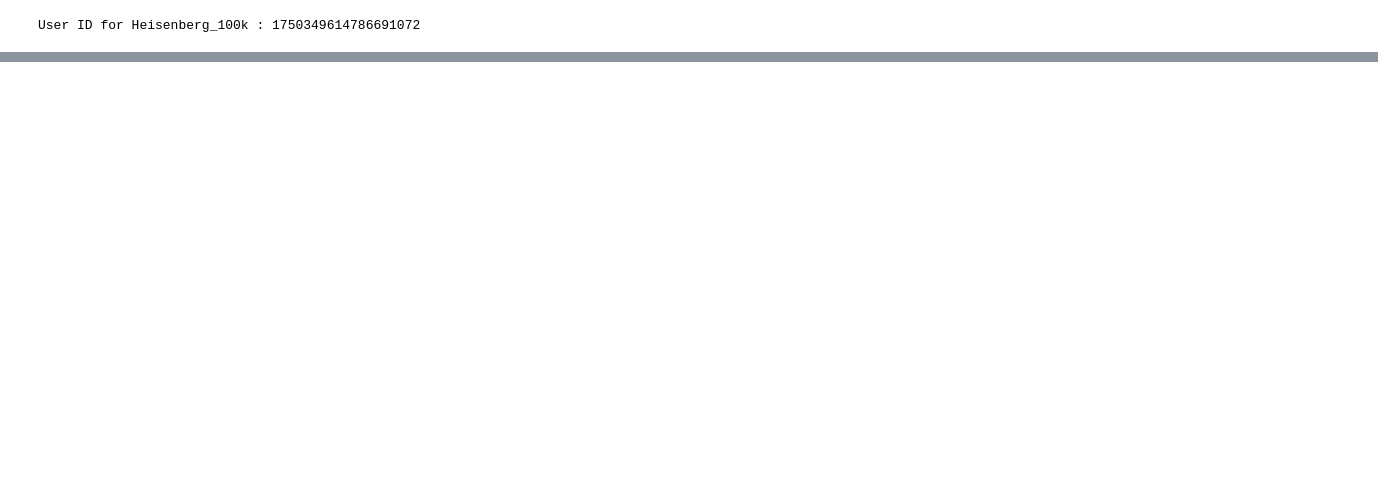
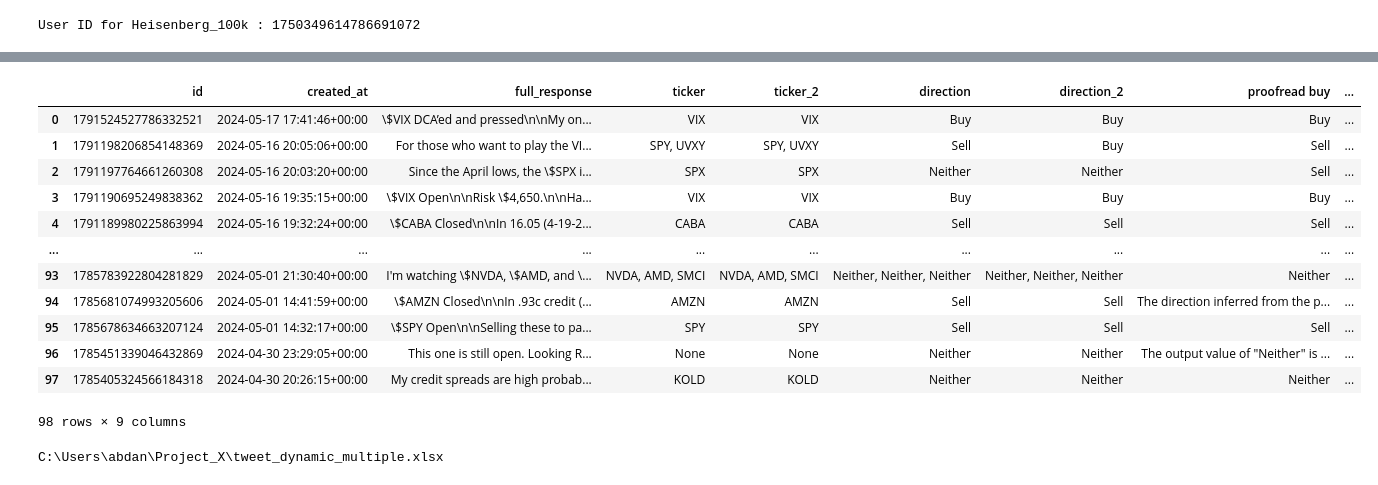
Before and after one commit to amoogat/Project_X, a Jupyter notebook: projectx.ipynb, the cells around one changed output, grey strips where cells are left out. Saved outputs shown, nothing was run; the diff lists cells and outputs as text; code cells hidden in the pictures; blank space fills up the shorter version.

Commit message:
added proofreading of gpt results

```diff
--- a/projectx.ipynb
+++ b/projectx.ipynb
@@ -429,3 +466,8 @@ ht_mini['buy_or_sell'] = ht_mini['full_response'].apply(buy_or_sell_GPT)
+# %%
+ht_mini['buy_or_sell_4'] = ht_mini['full_response'].apply(buy_or_sell_GPT_k_shot)
+ht_mini['buy_or_sell_5'] = ht_mini['full_response'].apply(buy_or_sell_GPT_k_shot)
+ht_mini['buy_or_sell_6'] = ht_mini['full_response'].apply(buy_or_sell_GPT_k_shot)
+ht_mini['rnd 2 all equal'] =  (ht_mini['buy_or_sell_4'] == ht_mini['buy_or_sell_5']) & (ht_mini['buy_or_sell_5'] == ht_mini['buy_or_sell_6'])
 # %%
 display(ht_mini)
 # %% [output]
@@ -467,0 +652,25 @@ C:\Users\amoog\OneDrive\Desktop\Project_X\tweet_buy_or_sell.xlsx
+# %%
+def prompt_checking_ticker(text_in, text_out):
+    try:
+        response = client.chat.completions.create(
+            model="gpt-4o",
+            messages=[
+                {
+                    "role": "system",
+                    "content": """Reference example as a guide to understand the format of what is being received. Example: Input: """ + text_in + """ Output:""" + text_out
+                },
+                {
+                    "role": "user",
+                    "content": [
+                        {"type": "text", "text": "Based on the input and output provided in the system, take another look at the input and check if the output value is correct. THe instructions provided in the previously GPT-generated column that the output is from had these instructions: What ticker is this message and transcribed image data referring to? Please respond in the one word format: Ticker. If the tweet refers to multiple tickers, list all in a comma separated list." },
+                        {"type": "text", "text": text_in}
+                    ]
+                }
+            ],
+            max_tokens=300,
+        )
+
+        return response.choices[0].message.content.strip()
+    except Exception as e:
+        print(e)
+        pass
@@ -467,0 +693,33 @@ C:\Users\amoog\OneDrive\Desktop\Project_X\tweet_buy_or_sell.xlsx
+# %%
+ht_dynamic['proofread buy'] = ht_dynamic.apply(
+    lambda row: prompt_checking_buy(row['full_response'], row['direction']), axis=1
+)
+# %%
+ht_dynamic['proofread ticker'] = ht_dynamic.apply(
+    lambda row: prompt_checking_ticker(row['full_response'], row['ticker']), axis=1
+)
+# %%
+display(ht_dynamic)
+# %% [output]
+|  | id | created_at | full_response | ticker | ticker_2 | direction | direction_2 | proofread buy | ... |
+| 0 | 1791524527786332521 | 2024-05-17 17:41:46+00:00 | \$VIX DCA’ed and pressed\n\nMy on... | VIX | VIX | Buy | Buy | Buy | ... |
+| 1 | 1791198206854148369 | 2024-05-16 20:05:06+00:00 | For those who want to play the VI... | SPY, UVXY | SPY, UVXY | Sell | Buy | Sell | ... |
+| 2 | 1791197764661260308 | 2024-05-16 20:03:20+00:00 | Since the April lows, the \$SPX i... | SPX | SPX | Neither | Neither | Sell | ... |
+| 3 | 1791190695249838362 | 2024-05-16 19:35:15+00:00 | \$VIX Open\n\nRisk \$4,650.\n\nHa... | VIX | VIX | Buy | Buy | Buy | ... |
+| 4 | 1791189980225863994 | 2024-05-16 19:32:24+00:00 | \$CABA Closed\n\nIn 16.05 (4-19-2... | CABA | CABA | Sell | Sell | Sell | ... |
+| ... | ... | ... | ... | ... | ... | ... | ... | ... | ... |
+| 93 | 1785783922804281829 | 2024-05-01 21:30:40+00:00 | I'm watching \$NVDA, \$AMD, and \... | NVDA, AMD, SMCI | NVDA, AMD, SMCI | Neither, Neither, Neither | Neither, Neither, Neither | Neither | ... |
+| 94 | 1785681074993205606 | 2024-05-01 14:41:59+00:00 | \$AMZN Closed\n\nIn .93c credit (... | AMZN | AMZN | Sell | Sell | The direction inferred from the p... | ... |
+| 95 | 1785678634663207124 | 2024-05-01 14:32:17+00:00 | \$SPY Open\n\nSelling these to pa... | SPY | SPY | Sell | Sell | Sell | ... |
+| 96 | 1785451339046432869 | 2024-04-30 23:29:05+00:00 | This one is still open. Looking R... | None | None | Neither | Neither | The output value of "Neither" is ... | ... |
+| 97 | 1785405324566184318 | 2024-04-30 20:26:15+00:00 | My credit spreads are high probab... | KOLD | KOLD | Neither | Neither | Neither | ... |
+98 rows × 9 columns
+# %%
+cwd = os.getcwd()
+file_path = os.path.join(cwd, 'tweet_dynamic_multiple.xlsx')
+ht_dynamic['created_at'] = ht_dynamic['created_at'].dt.tz_localize(None)
+ht_dynamic = ht_dynamic.map(lambda x: x.encode('unicode_escape').decode('utf-8') if isinstance(x, str) else x)
+print(file_path)
+ht_dynamic.to_excel(file_path, index=False)
+# %% [output]
+C:\Users\abdan\Project_X\tweet_dynamic_multiple.xlsx
```
Also changed, not shown: parts of 21 cells of this notebook.
